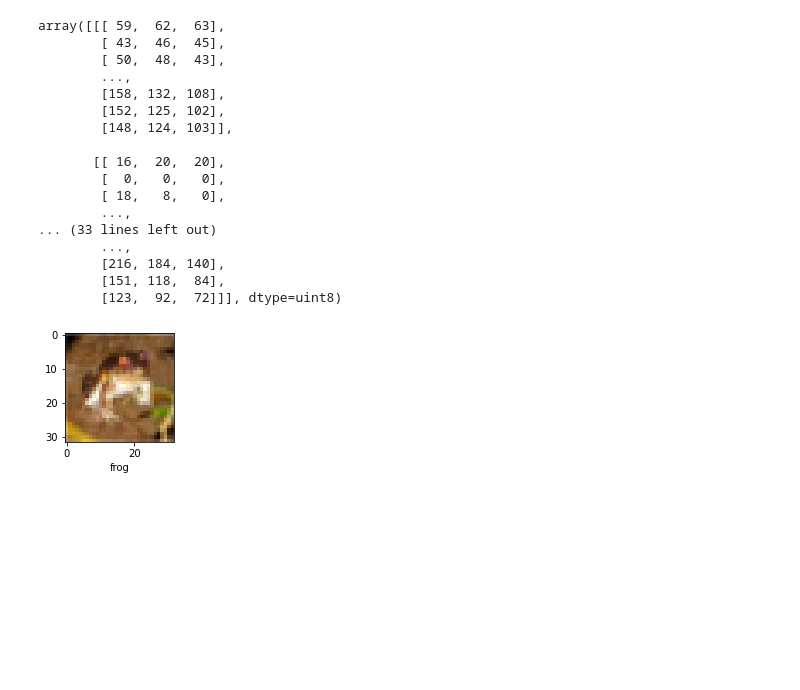
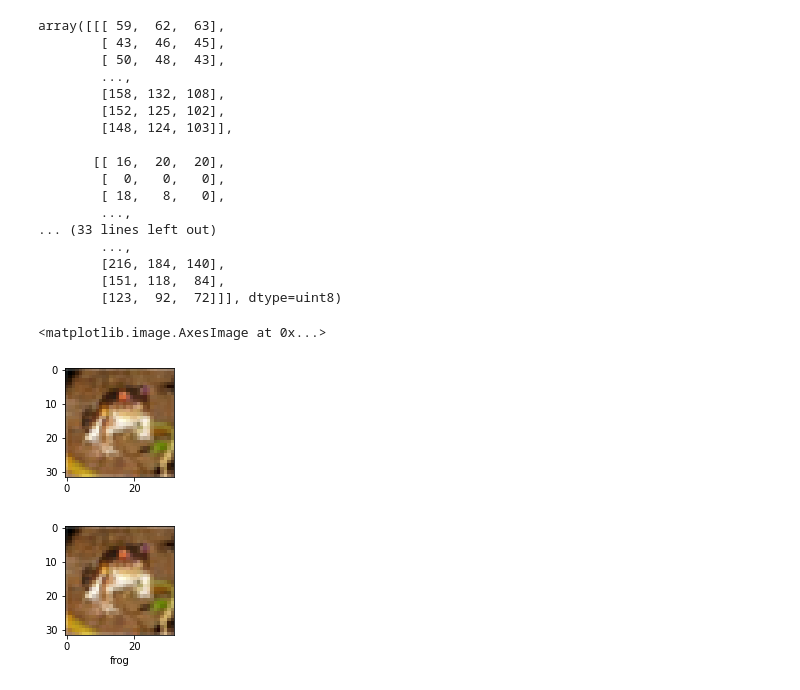
Before and after one commit to priyanka-sidhuraj/67, a Jupyter notebook: 126_PRIYANKA.ipynb, the cells around one changed output. Saved outputs shown, nothing was run; the diff lists cells and outputs as text; code cells hidden in the pictures; blank space fills up the shorter version.

```diff
--- a/126_PRIYANKA.ipynb
+++ b/126_PRIYANKA.ipynb
@@ -51,5 +52,11 @@ array([[[ 59,  62,  63],
         [123,  92,  72]]], dtype=uint8)
 # %%
 classes = ["airplane","automobile","bird","cat","deer","dog","frog","horse","ship","truck"]
+# %%
+plt.figure(figsize = (10,2))
+plt.imshow(X_train[0])
+# %% [output]
+<matplotlib.image.AxesImage at 0x...>
+[figure, added]
 # %%
 def plot_sample(X, y, index):
```
Also changed, not shown: parts of 6 cells of this notebook.
